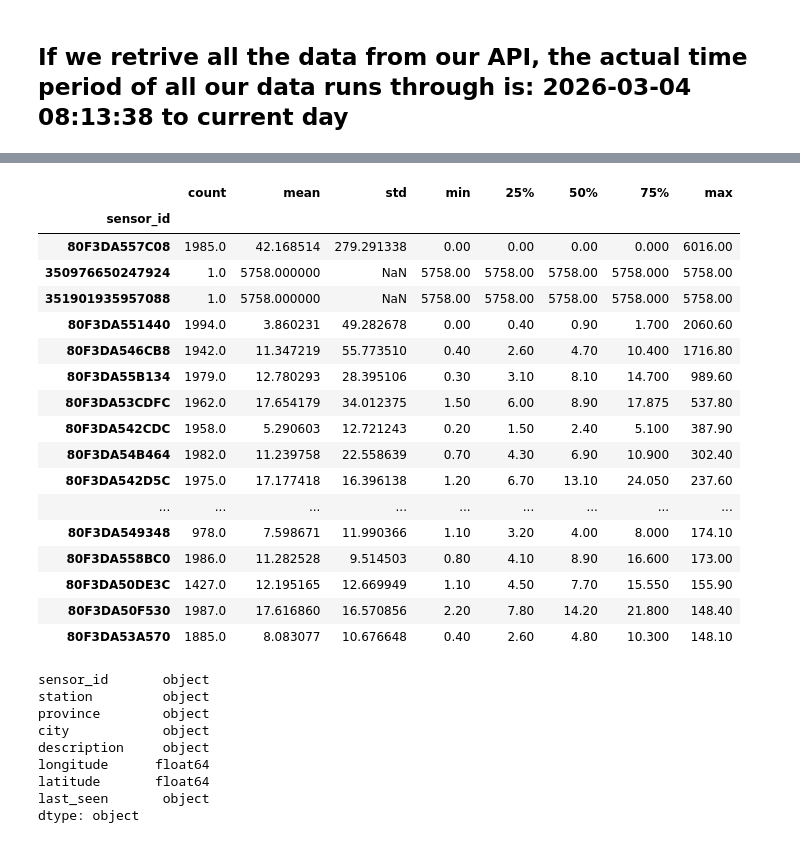
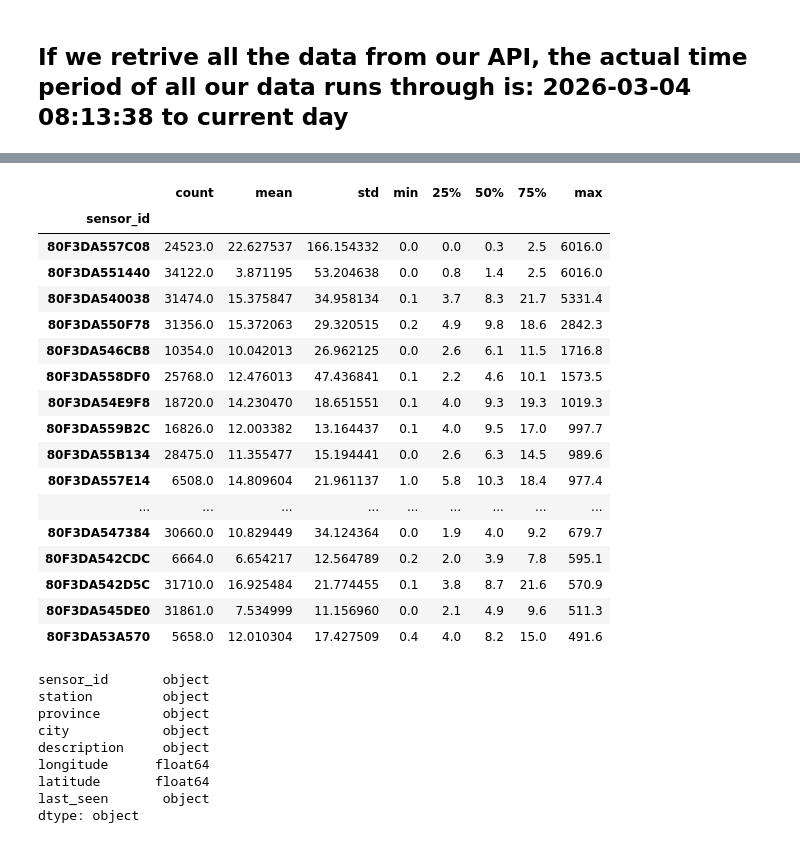
Before and after one commit to Okwukwe295/SACAQM_MLAgent, a Jupyter notebook: eda.ipynb, the cells around one changed output, grey strips where cells are left out. Drawn from its saved outputs; the diff is of its cells as text; code cells hidden in the pictures.

Commit message:
feat: data expansion with missing data taken into consideration

```diff
--- a/eda.ipynb
+++ b/eda.ipynb
@@ -355,0 +437,12 @@ No data is missing from our set
+# %%
+# sensor quality summary
+
+sensor_quality = missing_time_summary.merge(
+    gap_summary,
+    on="sensor_id",
+    how="left"
+)
+
+sensor_quality = sensor_quality.sort_values("missing_timestamp_percent", ascending=True)
+
+sensor_quality.head(20)
@@ -355,0 +467,22 @@ No data is missing from our set
+# %%
+def classify_sensor_quality(row):
+    if row["actual_readings"] < 1000:
+        return "poor_too_few_readings"
+    elif row["missing_timestamp_percent"] <= 10:
+        return "good"
+    elif row["missing_timestamp_percent"] <= 30:
+        return "usable_with_gaps"
+    elif row["missing_timestamp_percent"] <= 50:
+        return "weak"
+    else:
+        return "poor_too_many_gaps"
+
+sensor_quality["quality"] = sensor_quality.apply(classify_sensor_quality, axis=1)
+# %%
+usable_sensors = sensor_quality[sensor_quality["quality"].isin(["good", "usable_with_gaps"])]["sensor_id"]
+
+df_usable = df_valid_time[
+    df_valid_time["sensor_id"].isin(usable_sensors)
+]
+
+df_usable.head(20)
@@ -356,24 +508,24 @@ No data is missing from our set
 # %%
-pm25_stats = df.groupby("sensor_id")["pm2p5"].describe()
+pm25_stats = df_usable.groupby("sensor_id")["pm2p5"].describe()
 pm25_stats.sort_values("max", ascending=False).head(20)
 # %% [output]
 |  | count | mean | std | min | 25% | 50% | 75% | max |
 | sensor_id |  |  |  |  |  |  |  |  |
-| 80F3DA557C08 | 1985.0 | 42.168514 | 279.291338 | 0.00 | 0.00 | 0.00 | 0.000 | 6016.00 |
-| 350976650247924 | 1.0 | 5758.000000 | NaN | 5758.00 | 5758.00 | 5758.00 | 5758.000 | 5758.00 |
-| 351901935957088 | 1.0 | 5758.000000 | NaN | 5758.00 | 5758.00 | 5758.00 | 5758.000 | 5758.00 |
-| 80F3DA551440 | 1994.0 | 3.860231 | 49.282678 | 0.00 | 0.40 | 0.90 | 1.700 | 2060.60 |
-| 80F3DA546CB8 | 1942.0 | 11.347219 | 55.773510 | 0.40 | 2.60 | 4.70 | 10.400 | 1716.80 |
-| 80F3DA55B134 | 1979.0 | 12.780293 | 28.395106 | 0.30 | 3.10 | 8.10 | 14.700 | 989.60 |
-| 80F3DA53CDFC | 1962.0 | 17.654179 | 34.012375 | 1.50 | 6.00 | 8.90 | 17.875 | 537.80 |
-| 80F3DA542CDC | 1958.0 | 5.290603 | 12.721243 | 0.20 | 1.50 | 2.40 | 5.100 | 387.90 |
-| 80F3DA54B464 | 1982.0 | 11.239758 | 22.558639 | 0.70 | 4.30 | 6.90 | 10.900 | 302.40 |
-| 80F3DA542D5C | 1975.0 | 17.177418 | 16.396138 | 1.20 | 6.70 | 13.10 | 24.050 | 237.60 |
+| 80F3DA557C08 | 24523.0 | 22.627537 | 166.154332 | 0.0 | 0.0 | 0.3 | 2.5 | 6016.0 |
+| 80F3DA551440 | 34122.0 | 3.871195 | 53.204638 | 0.0 | 0.8 | 1.4 | 2.5 | 6016.0 |
+| 80F3DA540038 | 31474.0 | 15.375847 | 34.958134 | 0.1 | 3.7 | 8.3 | 21.7 | 5331.4 |
+| 80F3DA550F78 | 31356.0 | 15.372063 | 29.320515 | 0.2 | 4.9 | 9.8 | 18.6 | 2842.3 |
+| 80F3DA546CB8 | 10354.0 | 10.042013 | 26.962125 | 0.0 | 2.6 | 6.1 | 11.5 | 1716.8 |
+| 80F3DA558DF0 | 25768.0 | 12.476013 | 47.436841 | 0.1 | 2.2 | 4.6 | 10.1 | 1573.5 |
+| 80F3DA54E9F8 | 18720.0 | 14.230470 | 18.651551 | 0.1 | 4.0 | 9.3 | 19.3 | 1019.3 |
+| 80F3DA559B2C | 16826.0 | 12.003382 | 13.164437 | 0.1 | 4.0 | 9.5 | 17.0 | 997.7 |
+| 80F3DA55B134 | 28475.0 | 11.355477 | 15.194441 | 0.0 | 2.6 | 6.3 | 14.5 | 989.6 |
+| 80F3DA557E14 | 6508.0 | 14.809604 | 21.961137 | 1.0 | 5.8 | 10.3 | 18.4 | 977.4 |
 | ... | ... | ... | ... | ... | ... | ... | ... | ... |
-| 80F3DA549348 | 978.0 | 7.598671 | 11.990366 | 1.10 | 3.20 | 4.00 | 8.000 | 174.10 |
-| 80F3DA558BC0 | 1986.0 | 11.282528 | 9.514503 | 0.80 | 4.10 | 8.90 | 16.600 | 173.00 |
-| 80F3DA50DE3C | 1427.0 | 12.195165 | 12.669949 | 1.10 | 4.50 | 7.70 | 15.550 | 155.90 |
-| 80F3DA50F530 | 1987.0 | 17.616860 | 16.570856 | 2.20 | 7.80 | 14.20 | 21.800 | 148.40 |
-| 80F3DA53A570 | 1885.0 | 8.083077 | 10.676648 | 0.40 | 2.60 | 4.80 | 10.300 | 148.10 |
+| 80F3DA547384 | 30660.0 | 10.829449 | 34.124364 | 0.0 | 1.9 | 4.0 | 9.2 | 679.7 |
+| 80F3DA542CDC | 6664.0 | 6.654217 | 12.564789 | 0.2 | 2.0 | 3.9 | 7.8 | 595.1 |
+| 80F3DA542D5C | 31710.0 | 16.925484 | 21.774455 | 0.1 | 3.8 | 8.7 | 21.6 | 570.9 |
+| 80F3DA545DE0 | 31861.0 | 7.534999 | 11.156960 | 0.0 | 2.1 | 4.9 | 9.6 | 511.3 |
+| 80F3DA53A570 | 5658.0 | 12.010304 | 17.427509 | 0.4 | 4.0 | 8.2 | 15.0 | 491.6 |
 # %%
 #dropping columns from the DataFrame because they are empty
```
Also changed, not shown: parts of 40 cells of this notebook, 2 other files.
